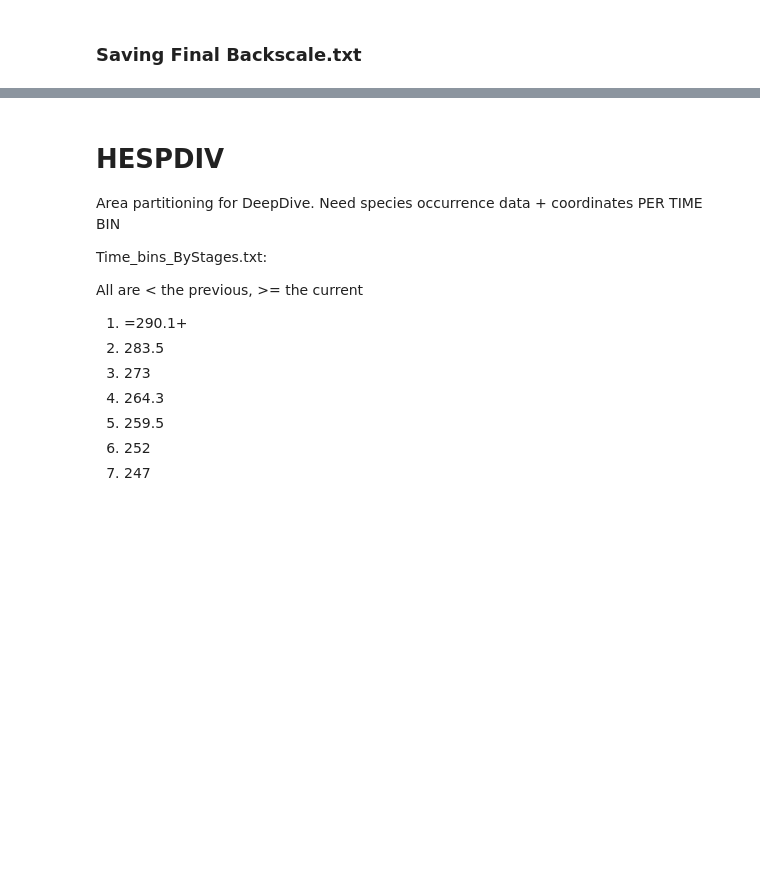
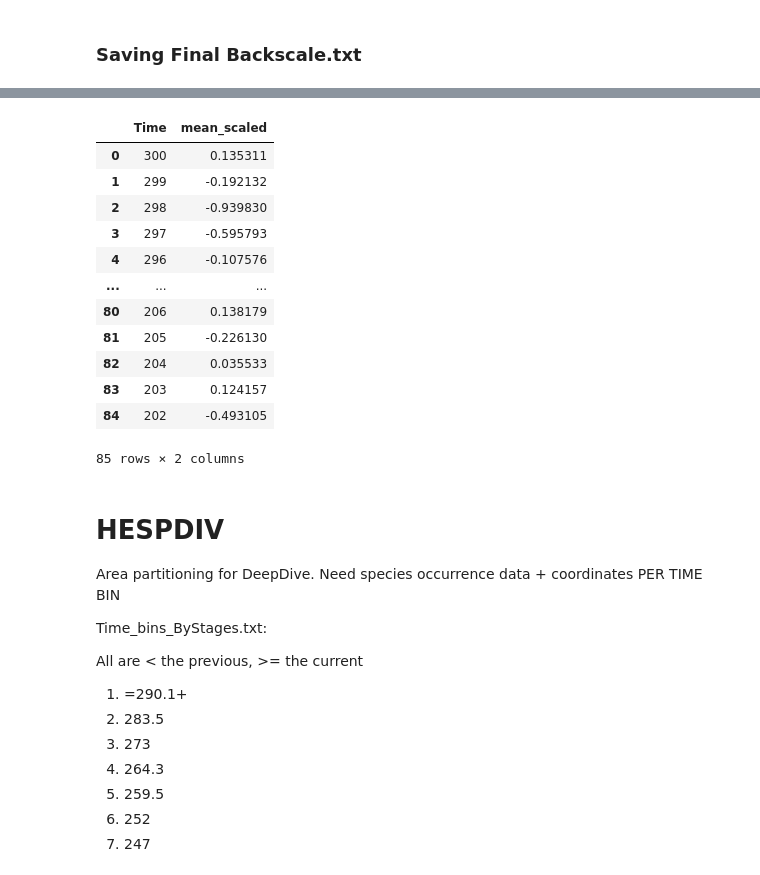
Before and after one commit to shelleylwang/pt_diversity_rates, a Jupyter notebook: data/eda.ipynb, the cells around one changed output, grey strips where cells are left out. Drawn from its saved outputs; the diff is of its cells as text; code cells hidden in the pictures; blank space fills up the shorter version.

```diff
--- a/data/eda.ipynb
+++ b/data/eda.ipynb
@@ -3991,0 +3997,16 @@ tem_backscale.to_csv('temnospondyli_processed_data/temnospondyli_backscale.txt',
+# %%
+mean_temp
+# %% [output]
+|  | Time | mean_scaled |
+| 0 | 300 | 0.135311 |
+| 1 | 299 | -0.192132 |
+| 2 | 298 | -0.939830 |
+| 3 | 297 | -0.595793 |
+| 4 | 296 | -0.107576 |
+| ... | ... | ... |
+| 80 | 206 | 0.138179 |
+| 81 | 205 | -0.226130 |
+| 82 | 204 | 0.035533 |
+| 83 | 203 | 0.124157 |
+| 84 | 202 | -0.493105 |
+85 rows × 2 columns
```
Also changed, not shown: parts of 20 cells of this notebook, 31 other files.
